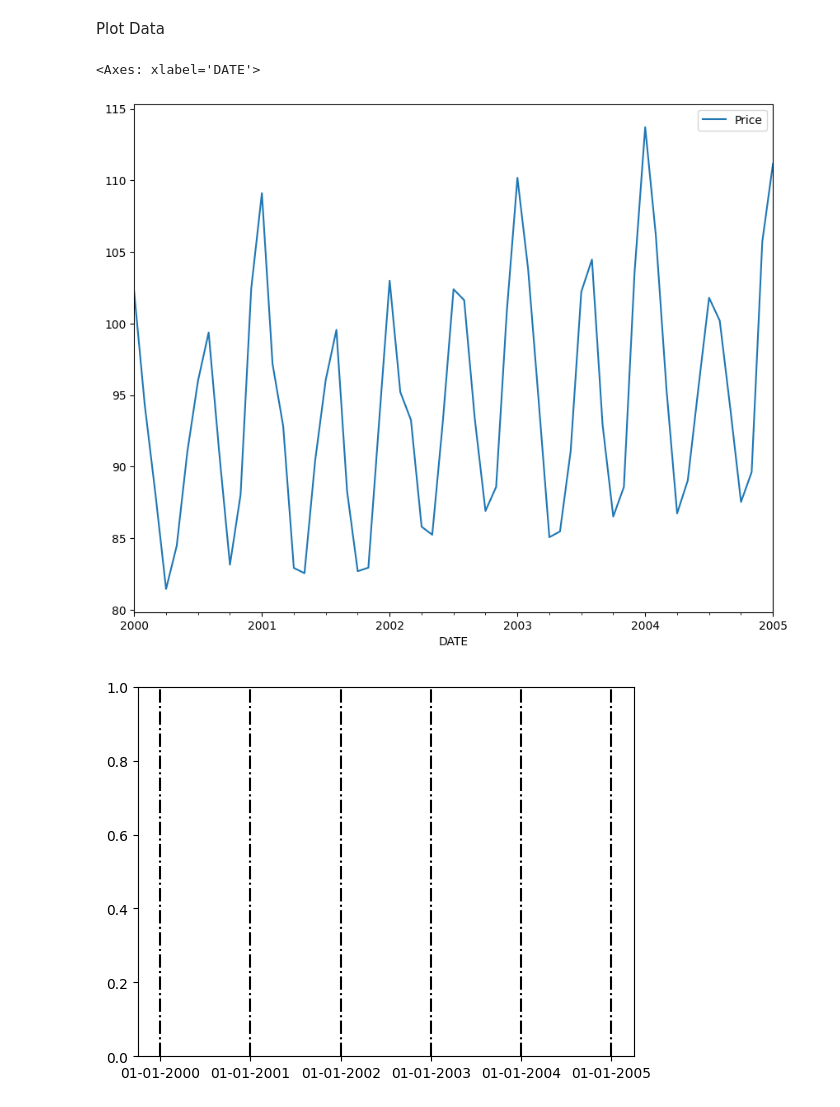
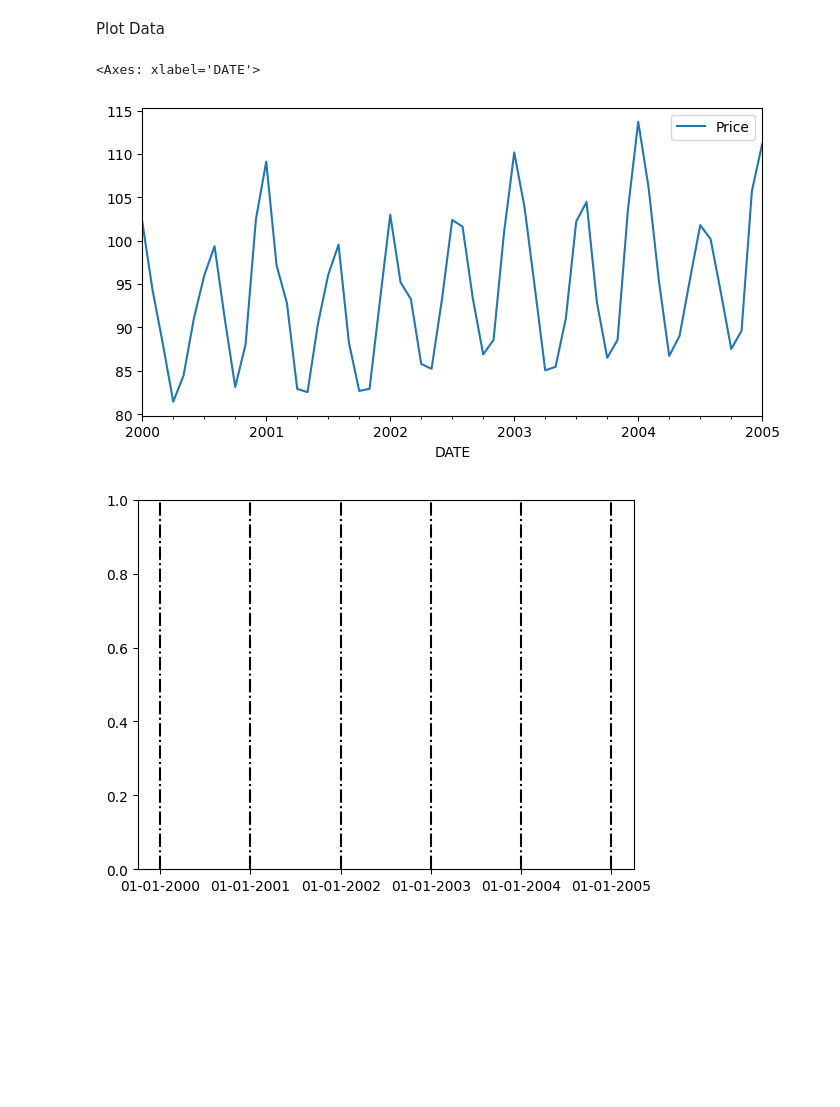
Before and after one commit to Adnan-saky/Time-Series-Analysis, a Jupyter notebook: Seasonality.ipynb, the cells around one changed output. Drawn from its saved outputs; the diff is of its cells as text; code cells hidden in the pictures; blank space fills up the shorter version.

```diff
--- a/Seasonality.ipynb
+++ b/Seasonality.ipynb
@@ -15,13 +15,13 @@ Plot Data
 # %%
 str_date = "01-01-2000"
 end_date = "01-01-2005"
 
 timeline = (data.index >= str_date) & (data.index <= end_date)
 datatimeline = data.loc[timeline]
-datatimeline.plot(figsize=(10,8))
+datatimeline.plot(figsize=(8,4))
 # %% [output]
 <Axes: xlabel='DATE'>
-[figure, old version]
+[figure, new version]
 # %%
 xcroods = ["01-01-2000","01-01-2001","01-01-2002","01-01-2003","01-01-2004","01-01-2005"]
 for xc in xcroods:
```
Also changed, not shown: parts of 7 cells of this notebook.
